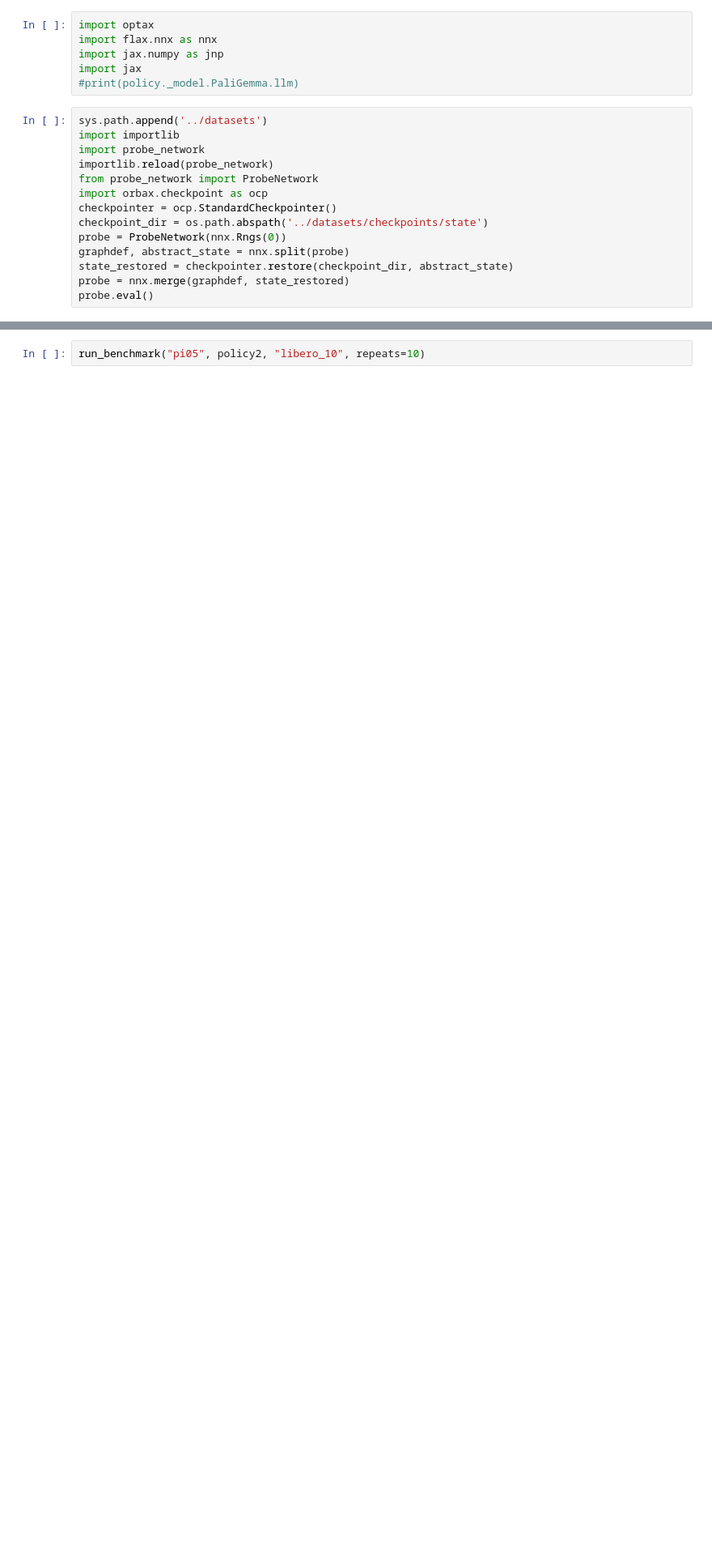
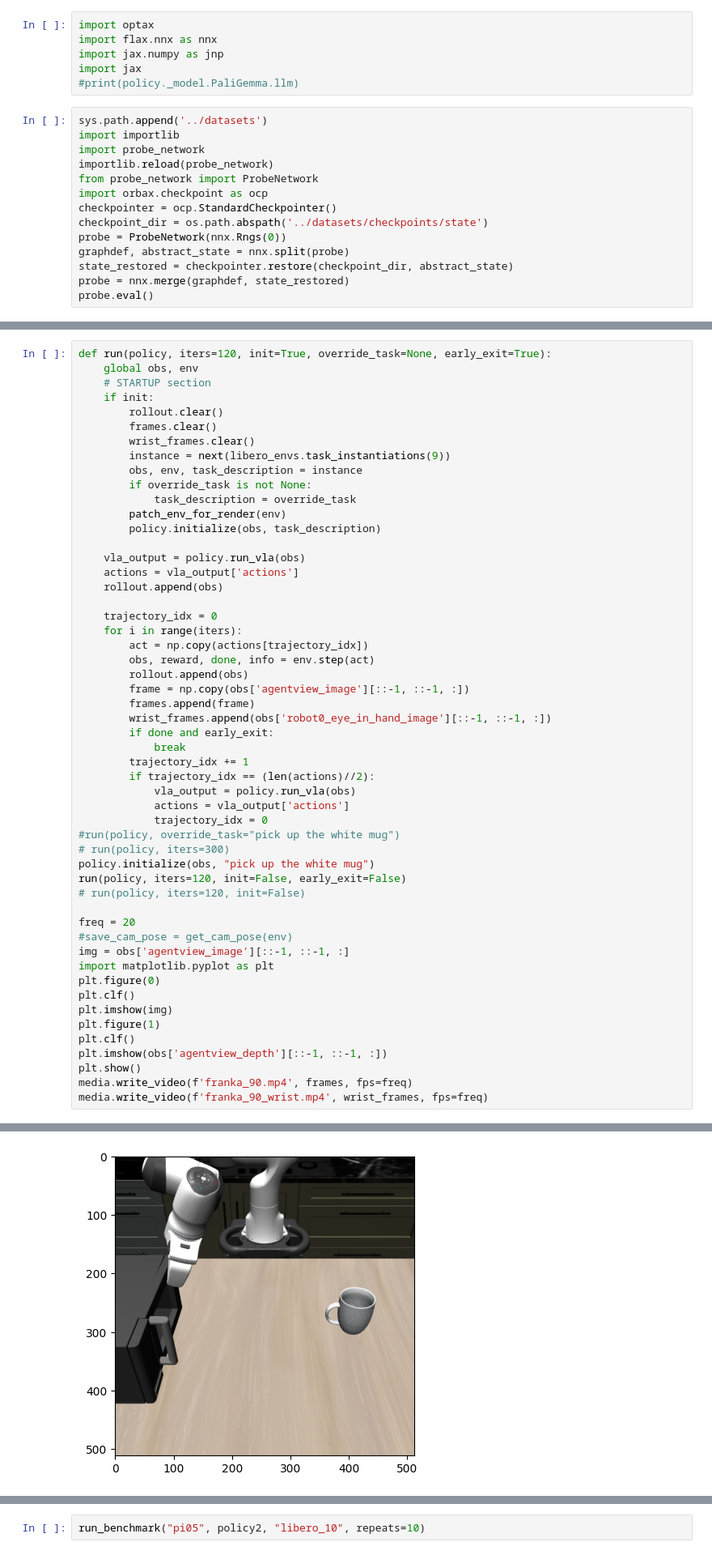
Before and after one commit to mass2010chromium/mujoco_test, a Jupyter notebook: notebooks/probing.ipynb, the cells around one changed output, grey strips where cells are left out. Shown at 81% size. Drawn from its saved outputs; the diff is of its cells as text; blank space fills up the shorter version.

Commit message:
Save notebook with runner for steering experiments

```diff
--- a/notebooks/probing.ipynb
+++ b/notebooks/probing.ipynb
@@ -483,0 +356,54 @@ media.write_video(f'franka_90_wrist.mp4', wrist_frames, fps=freq)
+# %%
+def run(policy, iters=120, init=True, override_task=None, early_exit=True):
+    global obs, env
+    # STARTUP section
+    if init:
+        rollout.clear()
+        frames.clear()
+        wrist_frames.clear()
+        instance = next(libero_envs.task_instantiations(9))
+        obs, env, task_description = instance
+        if override_task is not None:
+            task_description = override_task
+        patch_env_for_render(env)
+        policy.initialize(obs, task_description)
+
+    vla_output = policy.run_vla(obs)
+    actions = vla_output['actions']
+    rollout.append(obs)
+
+    trajectory_idx = 0
+    for i in range(iters):
+        act = np.copy(actions[trajectory_idx])
+        obs, reward, done, info = env.step(act)
+        rollout.append(obs)
+        frame = np.copy(obs['agentview_image'][::-1, ::-1, :])
+        frames.append(frame)
+        wrist_frames.append(obs['robot0_eye_in_hand_image'][::-1, ::-1, :])
+        if done and early_exit:
+            break
+        trajectory_idx += 1
+        if trajectory_idx == (len(actions)//2):
+            vla_output = policy.run_vla(obs)
+            actions = vla_output['actions']
+            trajectory_idx = 0
+#run(policy, override_task="pick up the white mug")
+# run(policy, iters=300)
+policy.initialize(obs, "pick up the white mug")
+run(policy, iters=120, init=False, early_exit=False)
+# run(policy, iters=120, init=False)
+
+freq = 20
+#save_cam_pose = get_cam_pose(env)
+img = obs['agentview_image'][::-1, ::-1, :]
+import matplotlib.pyplot as plt
+plt.figure(0)
+plt.clf()
+plt.imshow(img)
+plt.figure(1)
+plt.clf()
+plt.imshow(obs['agentview_depth'][::-1, ::-1, :])
+plt.show()
+media.write_video(f'franka_90.mp4', frames, fps=freq)
+media.write_video(f'franka_90_wrist.mp4', wrist_frames, fps=freq)
+# %% [output]
@@ -483,0 +427 @@ media.write_video(f'franka_90_wrist.mp4', wrist_frames, fps=freq)
+[figure, added]
```
Also changed, not shown: parts of 6 cells of this notebook.
